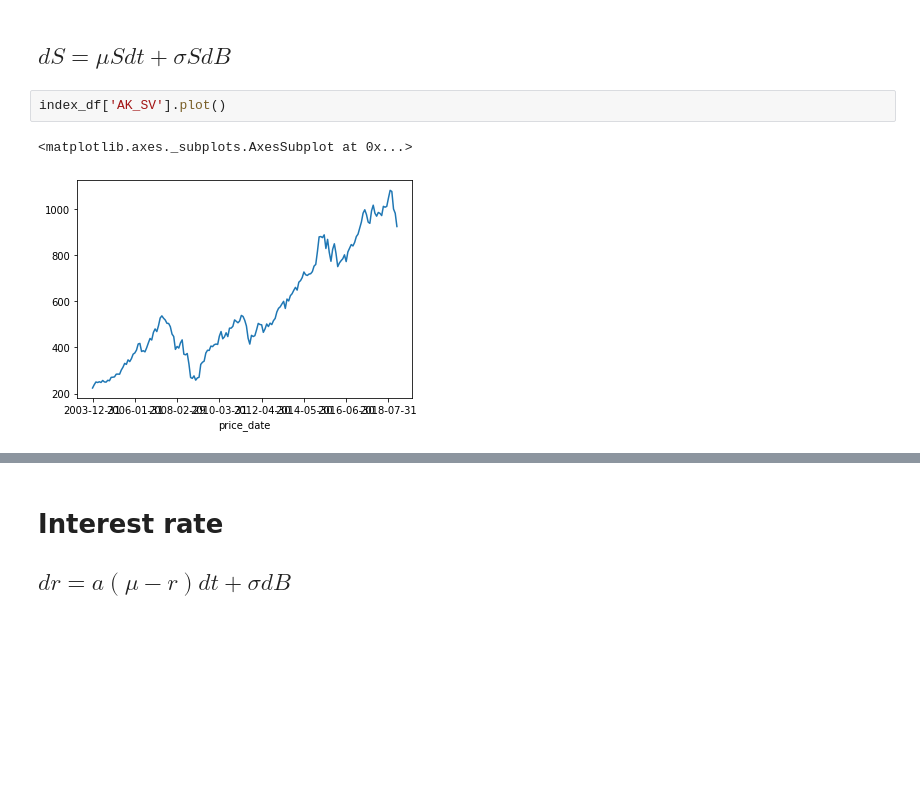
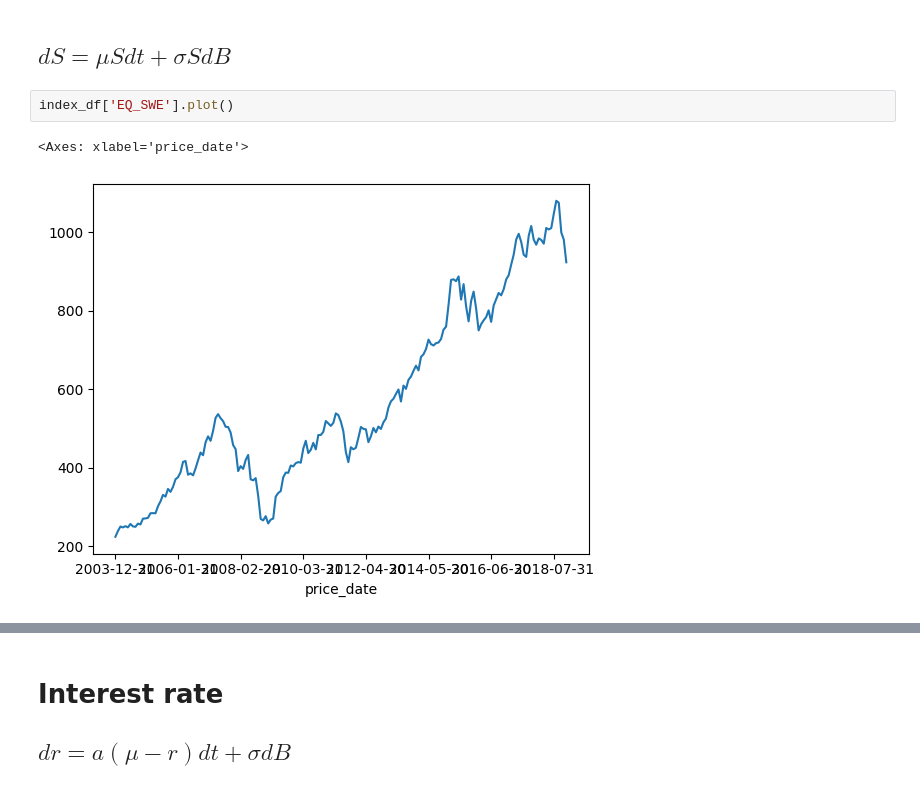
Before and after one commit to holmen1/economic-scenario-generator, a Jupyter notebook: 0.demonstration.ipynb, the cells around one changed output, grey strips where cells are left out. Drawn from its saved outputs; the diff is of its cells as text; blank space fills up the shorter version.

```diff
--- a/0.demonstration.ipynb
+++ b/0.demonstration.ipynb
@@ -39,10 +39,10 @@ RB.shape = (1000, 1, 60)
 # %% [markdown]
 ## $dS = \mu S dt + \sigma S dB$
 # %%
-index_df['AK_SV'].plot()
+index_df['EQ_SWE'].plot()
 # %% [output]
-<matplotlib.axes._subplots.AxesSubplot at 0x...>
+<Axes: xlabel='price_date'>
-[figure, old version]
+[figure, new version]
 # %%
 for s in AK:
     plt.plot(s.T, color='cyan')
```
Also changed, not shown: parts of 4 cells of this notebook, 11 other files.
